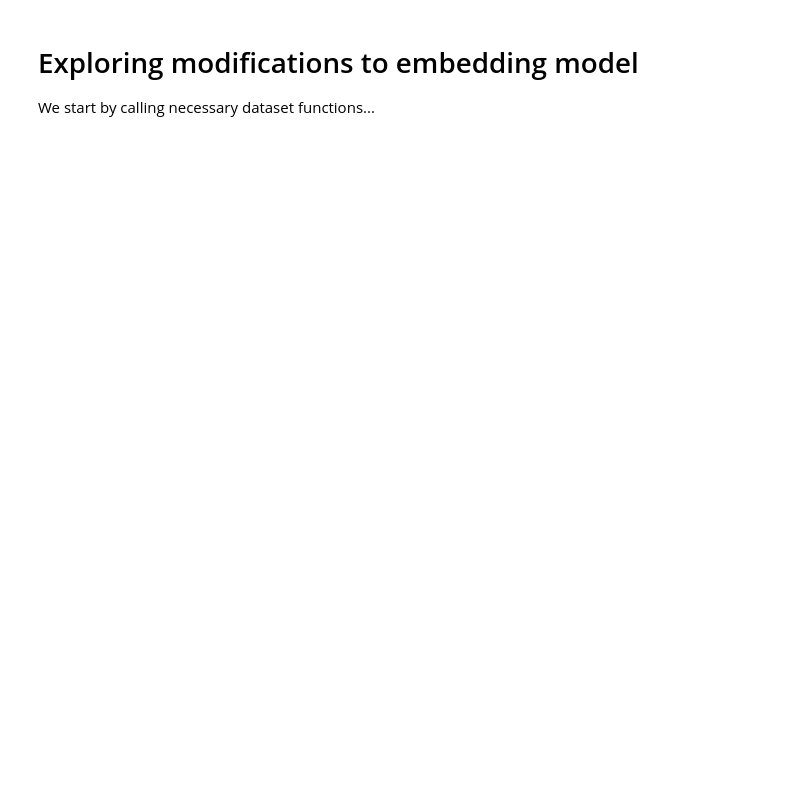
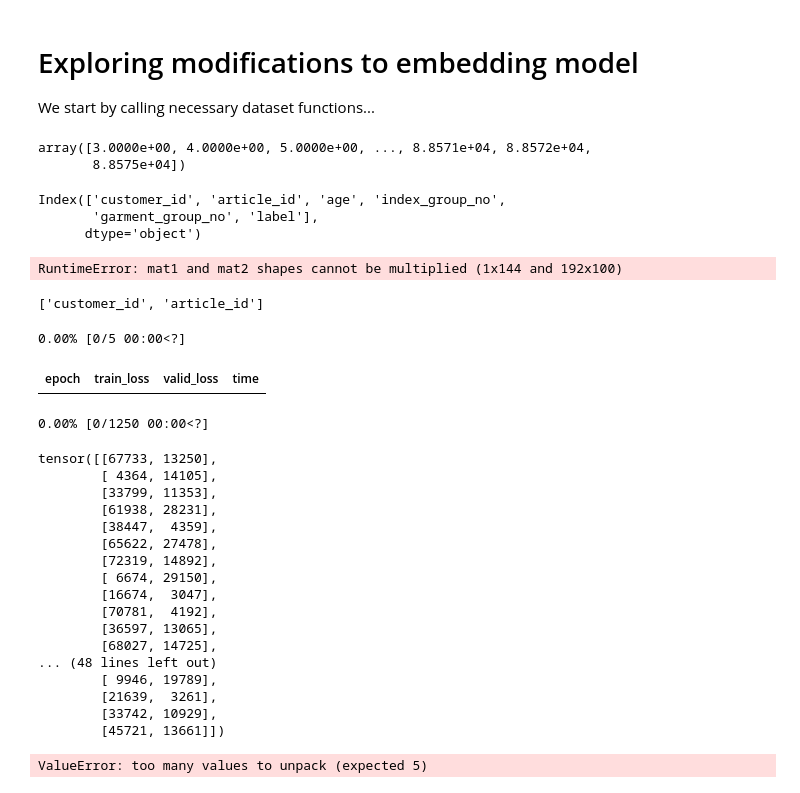
Before and after one commit to frederni/TMA4500-IndMat, a Jupyter notebook: 3-modified-models.ipynb, the cells around one changed output. Cells and saved outputs as stored; diff of their text form; code cells hidden in the pictures; blank space fills up the shorter version.

```diff
--- a/3-modified-models.ipynb
+++ b/3-modified-models.ipynb
@@ -183 +200,6 @@ class HM_neural(torch.nn.Module):
         return torch.sigmoid(x)
+# %%
+np.unique(dataset.get_data_from_subset(dataset.val).to_numpy()[:, 0])
+# %% [output]
+array([3.0000e+00, 4.0000e+00, 5.0000e+00, ..., 8.8571e+04, 8.8572e+04,
+       8.8575e+04])
@@ -183,0 +340,72 @@ class HM_neural(torch.nn.Module):
+# %%
+dataset = read_dataset_obj("object_storage/dataset-2022.11.09.19.34.pckl")
+dataset.df_id = _extend_row_data(
+    dataset, ["age"], ["index_group_no", "garment_group_no"]
+)
+print(dataset.df_id.columns)
+# %% [output]
+Index(['customer_id', 'article_id', 'age', 'index_group_no',
+       'garment_group_no', 'label'],
+      dtype='object')
+# %%
+@dataclass
+class Hyperparameters:
+    lr_rate: float = 1e-3
+    weight_decay: str = 1e-4
+    epochs: int = 20
+    validation_frequency: int = 1
+    optimizer: Any = torch.optim.Adam
+    embedding_size: int = 500
+    save_loss: bool | str = True
+    verbose: bool = False
+    dataset_cases: int = 2000
+    dataset_portion_negatives: float = 0.9
+    dataset_train_portion: float = 0.7
+    datset_batch_size: int = 5
+    # Add more here...
+
+
+n_cust, n_art, *_ = dataset.df_id.nunique()
+model = HM_neural(
+    n_cust,
+    n_art,
+    500,
+    True,
+    100,
+)
+train(model, dataset, Hyperparameters())
+# %% [output]
+RuntimeError: mat1 and mat2 shapes cannot be multiplied (1x144 and 192x100)
+# %%
+# try fitting with fastai first time just to check..
+import fastai.collab as collab
+
+device = "cuda" if torch.cuda.is_available() else "cpu"
+fast_dl = collab.CollabDataLoaders.from_df(dataset.df_id, bs=64).to(device)
+print(list(fast_dl.classes.keys()))
+
+rner = collab.Learner(fast_dl, model, loss_func=collab.BCELossFlat())
+learner.fit_one_cycle(5, 1e-3)
+# %% [output]
+['customer_id', 'article_id']
+0.00% [0/5 00:00<?]
+| epoch | train_loss | valid_loss | time |
+0.00% [0/1250 00:00<?]
+tensor([[67733, 13250],
+        [ 4364, 14105],
+        [33799, 11353],
+        [61938, 28231],
+        [38447,  4359],
+        [65622, 27478],
+        [72319, 14892],
+        [ 6674, 29150],
+        [16674,  3047],
+        [70781,  4192],
+        [36597, 13065],
+        [68027, 14725],
+... (48 lines left out)
+        [ 9946, 19789],
+        [21639,  3261],
+        [33742, 10929],
+        [45721, 13661]])
+ValueError: too many values to unpack (expected 5)
```
Also changed, not shown: parts of 4 cells of this notebook, 2 other files.
